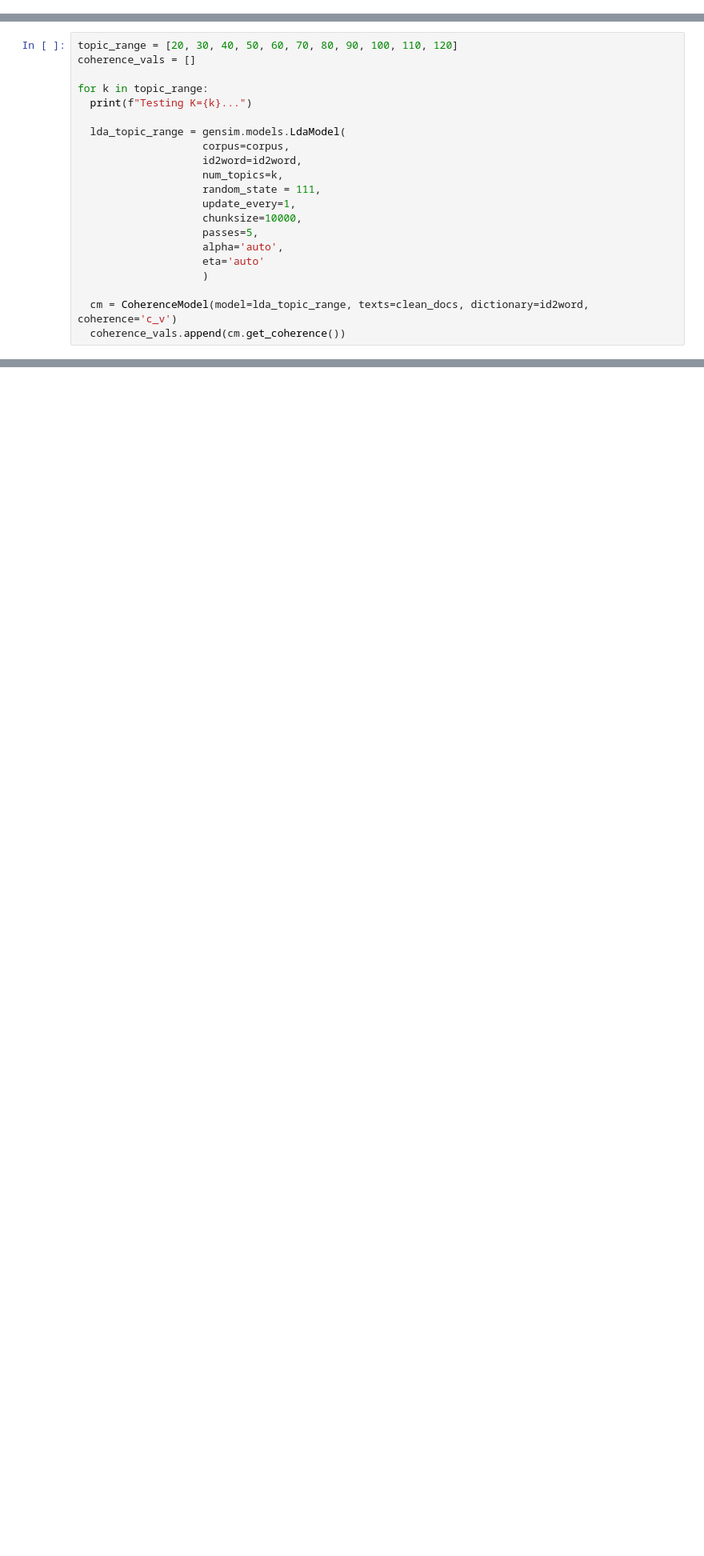
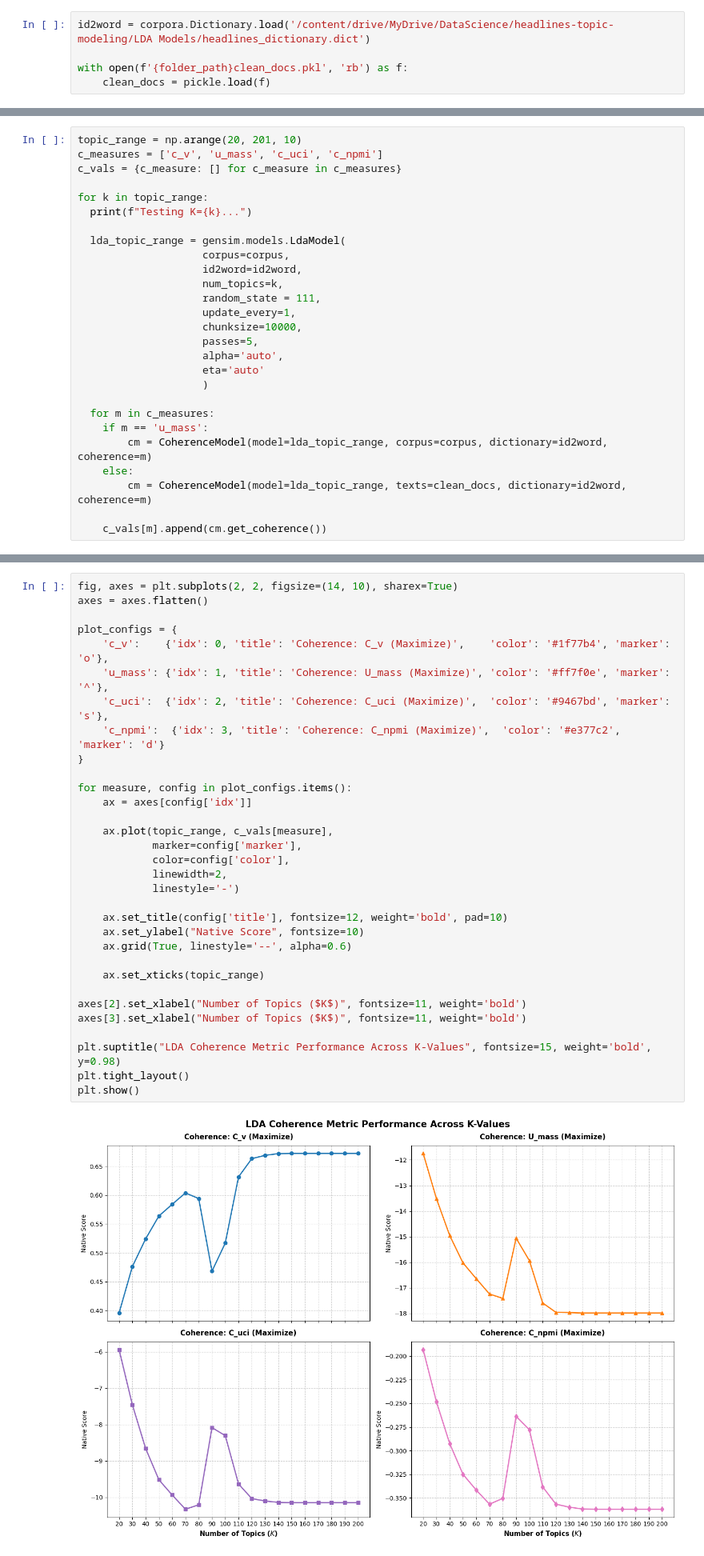
Before and after one commit to almin-byte/million-headlines-topic-modeling, a Jupyter notebook: LDA with gensim and spaCy.ipynb, the cells around one changed output, grey strips where cells are left out. Shown at 80% size. Cells and saved outputs as stored; diff of their text form; blank space fills up the shorter version.

Commit message:
evaluated more topics w/ more measures of coherence

```diff
--- a/LDA with gensim and spaCy.ipynb
+++ b/LDA with gensim and spaCy.ipynb
@@ -137,0 +148,5 @@ id2word.save(f'{folder_path}/headlines_dictionary.dict')
+# %%
+id2word = corpora.Dictionary.load('/content/drive/MyDrive/DataScience/headlines-topic-modeling/LDA Models/headlines_dictionary.dict')
+
+with open(f'{folder_path}clean_docs.pkl', 'rb') as f:
+    clean_docs = pickle.load(f)
@@ -138,6 +157,7 @@ id2word.save(f'{folder_path}/headlines_dictionary.dict')
 # %%
-topic_range = [20, 30, 40, 50, 60, 70, 80, 90, 100, 110, 120]
-coherence_vals = []
+topic_range = np.arange(20, 201, 10)
+c_measures = ['c_v', 'u_mass', 'c_uci', 'c_npmi']
+c_vals = {c_measure: [] for c_measure in c_measures}
 
 for k in topic_range:
   print(f"Testing K={k}...")
@@ -154,8 +174,13 @@ for k in topic_range:
                     eta='auto'
                     )
 
-  cm = CoherenceModel(model=lda_topic_range, texts=clean_docs, dictionary=id2word, coherence='c_v')
-  coherence_vals.append(cm.get_coherence())
+  for m in c_measures:
+    if m == 'u_mass':
+        cm = CoherenceModel(model=lda_topic_range, corpus=corpus, dictionary=id2word, coherence=m)
+    else:
+        cm = CoherenceModel(model=lda_topic_range, texts=clean_docs, dictionary=id2word, coherence=m)
+
+    c_vals[m].append(cm.get_coherence())
 # %% [output]
 Testing K=20...
 Testing K=30...
@@ -180,6 +213,40 @@ plt.grid(True)
 plt.show()
 # %% [output]
 [figure]
+# %%
+fig, axes = plt.subplots(2, 2, figsize=(14, 10), sharex=True)
+axes = axes.flatten()
+
+plot_configs = {
+    'c_v':    {'idx': 0, 'title': 'Coherence: C_v (Maximize)',    'color': '#1f77b4', 'marker': 'o'},
+    'u_mass': {'idx': 1, 'title': 'Coherence: U_mass (Maximize)', 'color': '#ff7f0e', 'marker': '^'},
+    'c_uci':  {'idx': 2, 'title': 'Coherence: C_uci (Maximize)',  'color': '#9467bd', 'marker': 's'},
+    'c_npmi':  {'idx': 3, 'title': 'Coherence: C_npmi (Maximize)',  'color': '#e377c2', 'marker': 'd'}
+}
+
+for measure, config in plot_configs.items():
+    ax = axes[config['idx']]
+
+    ax.plot(topic_range, c_vals[measure],
+            marker=config['marker'],
+            color=config['color'],
+            linewidth=2,
+            linestyle='-')
+
+    ax.set_title(config['title'], fontsize=12, weight='bold', pad=10)
+    ax.set_ylabel("Native Score", fontsize=10)
+    ax.grid(True, linestyle='--', alpha=0.6)
+
+    ax.set_xticks(topic_range)
+
+axes[2].set_xlabel("Number of Topics ($K$)", fontsize=11, weight='bold')
+axes[3].set_xlabel("Number of Topics ($K$)", fontsize=11, weight='bold')
+
+plt.suptitle("LDA Coherence Metric Performance Across K-Values", fontsize=15, weight='bold', y=0.98)
+plt.tight_layout()
+plt.show()
+# %% [output]
+[figure, added]
 # %% [markdown]
 ## Training the model
 # %%
```
Also changed, not shown: parts of 9 cells of this notebook.
